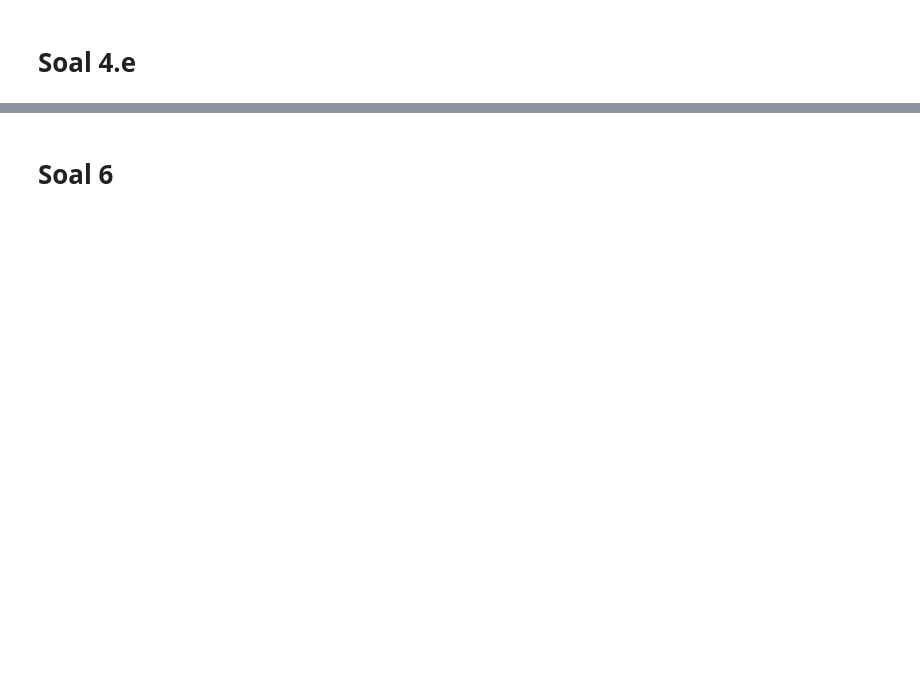
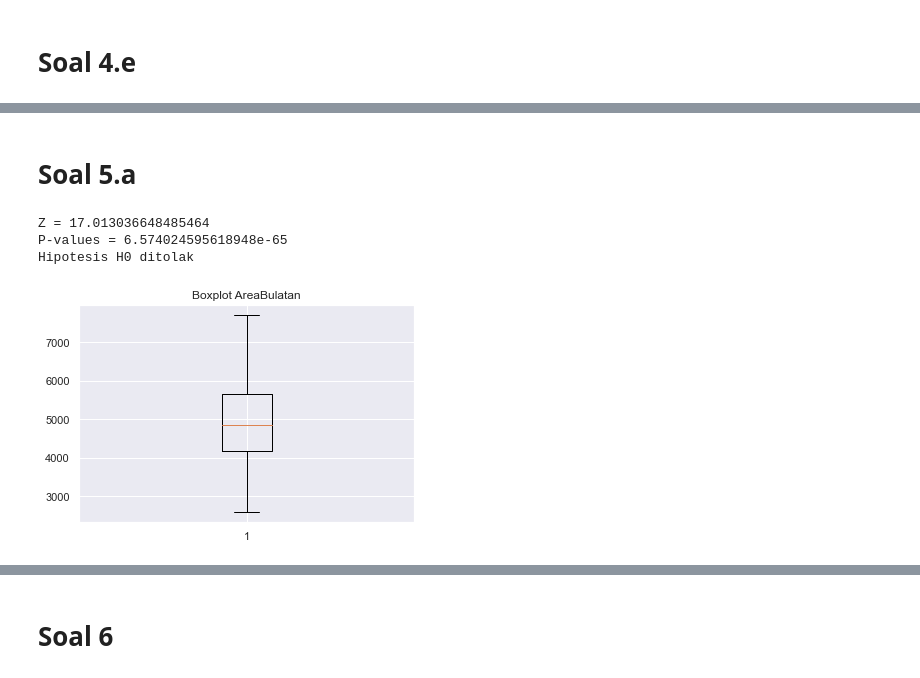
Before and after one commit to karlsenab7/Tubes_Probstat, a Jupyter notebook: src/main.ipynb, the cells around one changed output, grey strips where cells are left out. Drawn from its saved outputs; the diff is of its cells as text; code cells hidden in the pictures; blank space fills up the shorter version.

Commit message:
Soal 5

```diff
--- a/src/main.ipynb
+++ b/src/main.ipynb
@@ -274,0 +210,41 @@ P-values = 1.4495441414387716e-07
+# %% [markdown]
+# Soal 5.a
+# %%
+col = "AreaBulatan"
+data1 = data[col][0:250]
+data2 = data[col][250:500]
+
+z_alpha = 1.645
+
+n1 = len(data1)
+n2 = len(data2)
+
+sd1 = data1.std()
+sd2 = data2.std()
+
+X1 = data1.mean()
+X2 = data2.mean()
+
+mudiff = 0
+
+z = (X1 - X2) / (sqrt( ((sd1**2)/n1) + ((sd2**2)/n2) ))
+pval = 2*(norm.sf(abs(z)))
+
+print("Z =", z)
+print("P-values =", pval)
+
+
+if(z > z_alpha):
+    print("Hipotesis H0 ditolak")
+else:
+    print("Hipotesis H0 diterima")
+
+plt.figure()
+plt.boxplot(data[col])
+plt.title("Boxplot " + col)
+plt.show()
+# %% [output]
+Z = 17.013036648485464
+P-values = 6.574024595618948e-65
+Hipotesis H0 ditolak
+[figure, added]
```
Also changed, not shown: parts of 20 cells of this notebook.
